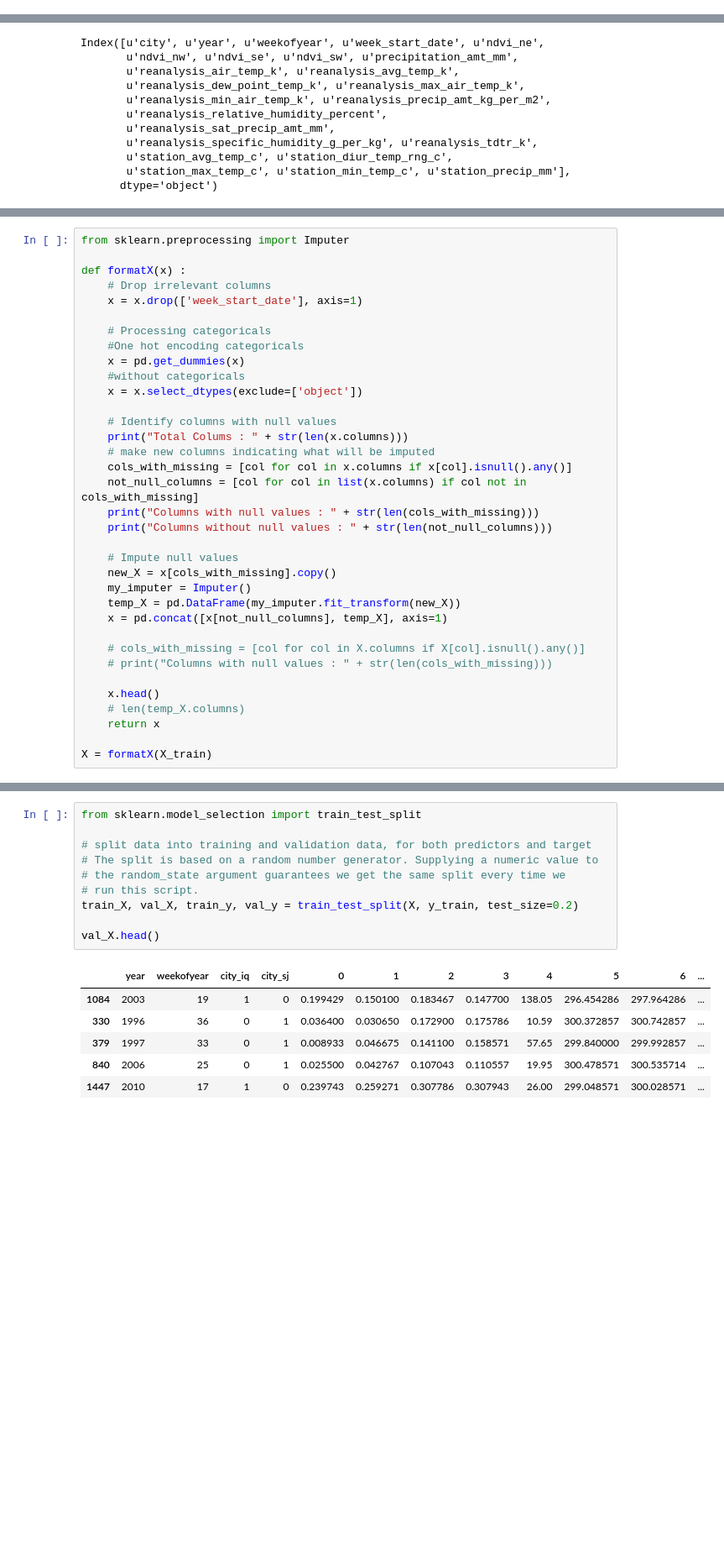
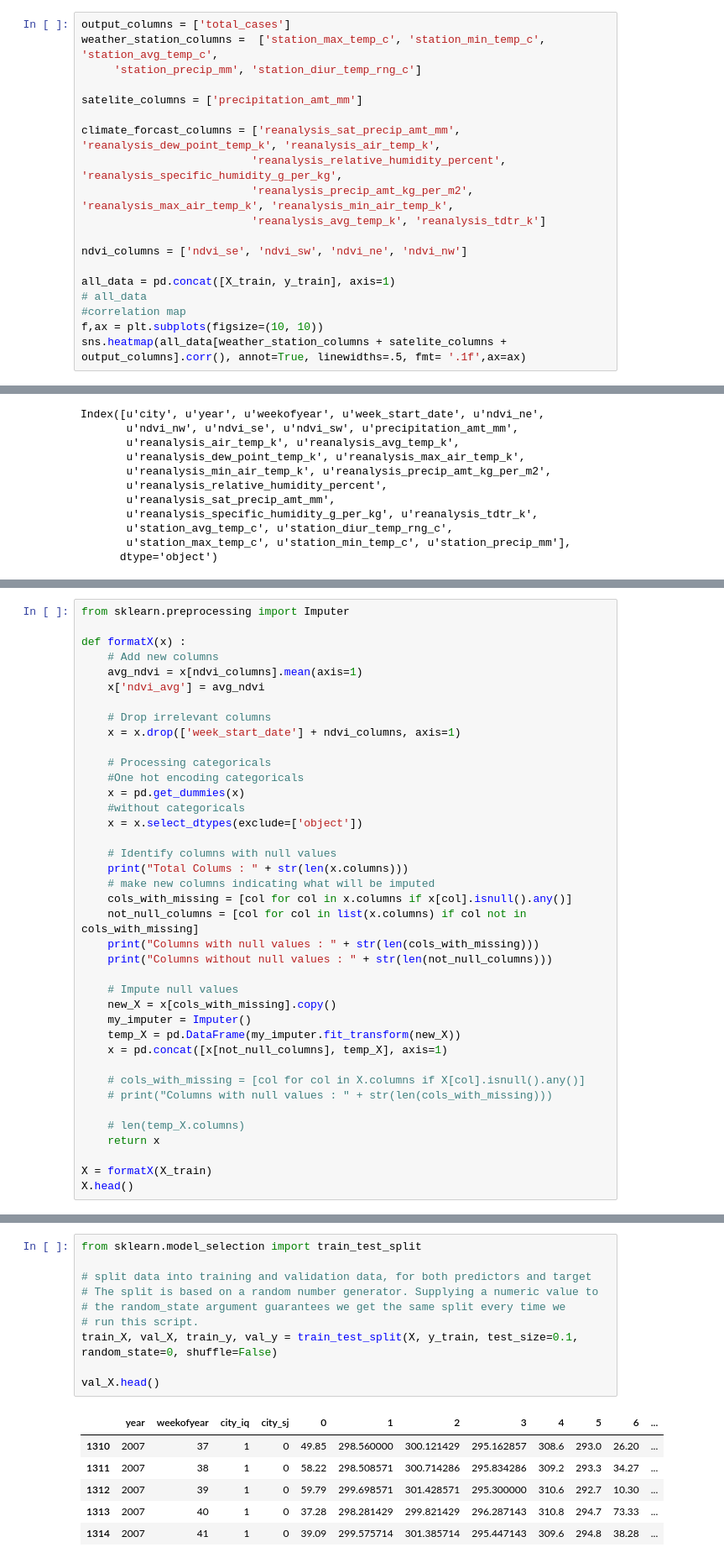
Before and after one commit to ChamodDamitha/Dengue-ML, a Jupyter notebook: Dengue-ML.ipynb, the cells around one changed output, grey strips where cells are left out. Shown: that part at 84% size. Cells and saved outputs as stored; diff of their text form; blank space fills up the shorter version.

```diff
--- a/Dengue-ML.ipynb
+++ b/Dengue-ML.ipynb
@@ -50,3 +50,22 @@ ax2 = sns.countplot(y_train['weekofyear'],label="Count")
 ax3 = sns.countplot(y_train['total_cases'],label="Count")
 # %% [output]
 [figure]
+# %%
+output_columns = ['total_cases']
+weather_station_columns =  ['station_max_temp_c', 'station_min_temp_c', 'station_avg_temp_c',
+     'station_precip_mm', 'station_diur_temp_rng_c']
+
+satelite_columns = ['precipitation_amt_mm']
+
+climate_forcast_columns = ['reanalysis_sat_precip_amt_mm', 'reanalysis_dew_point_temp_k', 'reanalysis_air_temp_k',
+                          'reanalysis_relative_humidity_percent', 'reanalysis_specific_humidity_g_per_kg',
+                          'reanalysis_precip_amt_kg_per_m2', 'reanalysis_max_air_temp_k', 'reanalysis_min_air_temp_k',
+                          'reanalysis_avg_temp_k', 'reanalysis_tdtr_k']
+
+ndvi_columns = ['ndvi_se', 'ndvi_sw', 'ndvi_ne', 'ndvi_nw']
+
+all_data = pd.concat([X_train, y_train], axis=1)
+# all_data
+#correlation map
+f,ax = plt.subplots(figsize=(10, 10))
+sns.heatmap(all_data[weather_station_columns + satelite_columns + output_columns].corr(), annot=True, linewidths=.5, fmt= '.1f',ax=ax)
@@ -87,8 +119,12 @@ g.map_diag(sns.kdeplot, lw=3)
 from sklearn.preprocessing import Imputer
 
 def formatX(x) :
+    # Add new columns
+    avg_ndvi = x[ndvi_columns].mean(axis=1)
+    x['ndvi_avg'] = avg_ndvi
+
     # Drop irrelevant columns
-    x = x.drop(['week_start_date'], axis=1)
+    x = x.drop(['week_start_date'] + ndvi_columns, axis=1)
 
     # Processing categoricals
     #One hot encoding categoricals
@@ -113,9 +149,9 @@ def formatX(x) :
     # cols_with_missing = [col for col in X.columns if X[col].isnull().any()]
     # print("Columns with null values : " + str(len(cols_with_missing)))
 
-    x.head()
     # len(temp_X.columns)
     return x
 
 X = formatX(X_train)
+X.head()
 # %% [output]
@@ -125,20 +167,20 @@ Columns without null values : 4
 # %%
 from sklearn.model_selection import train_test_split
 
 # split data into training and validation data, for both predictors and target
 # The split is based on a random number generator. Supplying a numeric value to
 # the random_state argument guarantees we get the same split every time we
 # run this script.
-train_X, val_X, train_y, val_y = train_test_split(X, y_train, test_size=0.2)
+train_X, val_X, train_y, val_y = train_test_split(X, y_train, test_size=0.1, random_state=0, shuffle=False)
 
 val_X.head()
 # %% [output]
 |  | year | weekofyear | city_iq | city_sj | 0 | 1 | 2 | 3 | 4 | 5 | 6 | ... |
-| 1084 | 2003 | 19 | 1 | 0 | 0.199429 | 0.150100 | 0.183467 | 0.147700 | 138.05 | 296.454286 | 297.964286 | ... |
-| 330 | 1996 | 36 | 0 | 1 | 0.036400 | 0.030650 | 0.172900 | 0.175786 | 10.59 | 300.372857 | 300.742857 | ... |
-| 379 | 1997 | 33 | 0 | 1 | 0.008933 | 0.046675 | 0.141100 | 0.158571 | 57.65 | 299.840000 | 299.992857 | ... |
-| 840 | 2006 | 25 | 0 | 1 | 0.025500 | 0.042767 | 0.107043 | 0.110557 | 19.95 | 300.478571 | 300.535714 | ... |
-| 1447 | 2010 | 17 | 1 | 0 | 0.239743 | 0.259271 | 0.307786 | 0.307943 | 26.00 | 299.048571 | 300.028571 | ... |
+| 1310 | 2007 | 37 | 1 | 0 | 49.85 | 298.560000 | 300.121429 | 295.162857 | 308.6 | 293.0 | 26.20 | ... |
+| 1311 | 2007 | 38 | 1 | 0 | 58.22 | 298.508571 | 300.714286 | 295.834286 | 309.2 | 293.3 | 34.27 | ... |
+| 1312 | 2007 | 39 | 1 | 0 | 59.79 | 299.698571 | 301.428571 | 295.300000 | 310.6 | 292.7 | 10.30 | ... |
+| 1313 | 2007 | 40 | 1 | 0 | 37.28 | 298.281429 | 299.821429 | 296.287143 | 310.8 | 294.7 | 73.33 | ... |
+| 1314 | 2007 | 41 | 1 | 0 | 39.09 | 299.575714 | 301.385714 | 295.447143 | 309.6 | 294.8 | 38.28 | ... |
 # %%
 # Build and Train model
 from sklearn.ensemble import RandomForestRegressor
```
Also changed, not shown: parts of 8 cells of this notebook, 1 other file.
